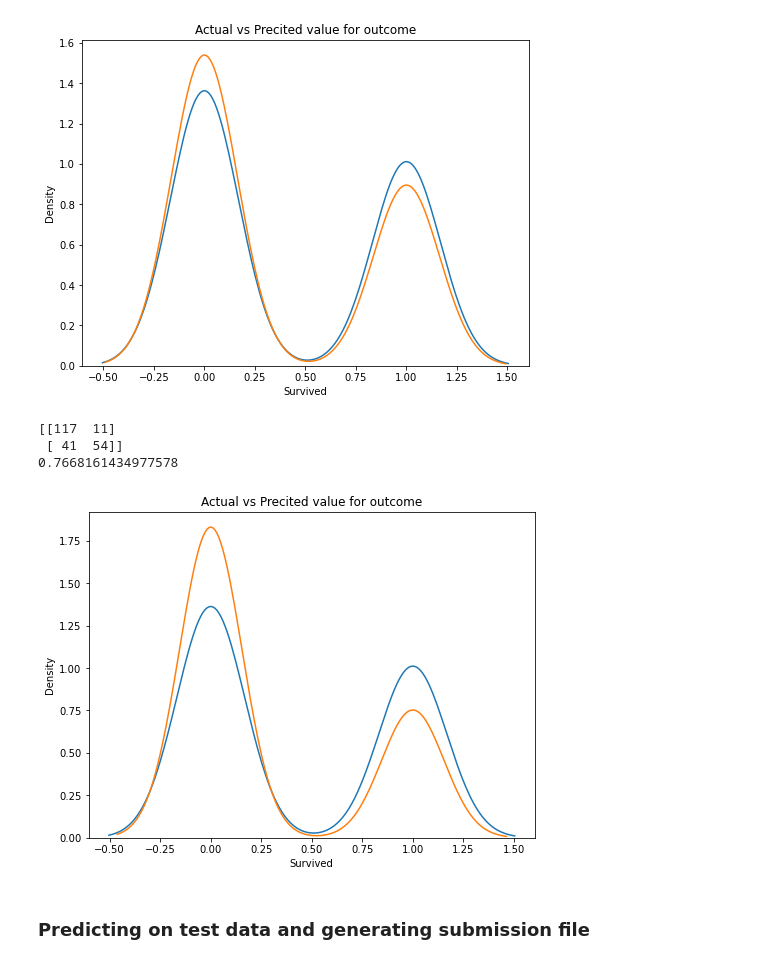
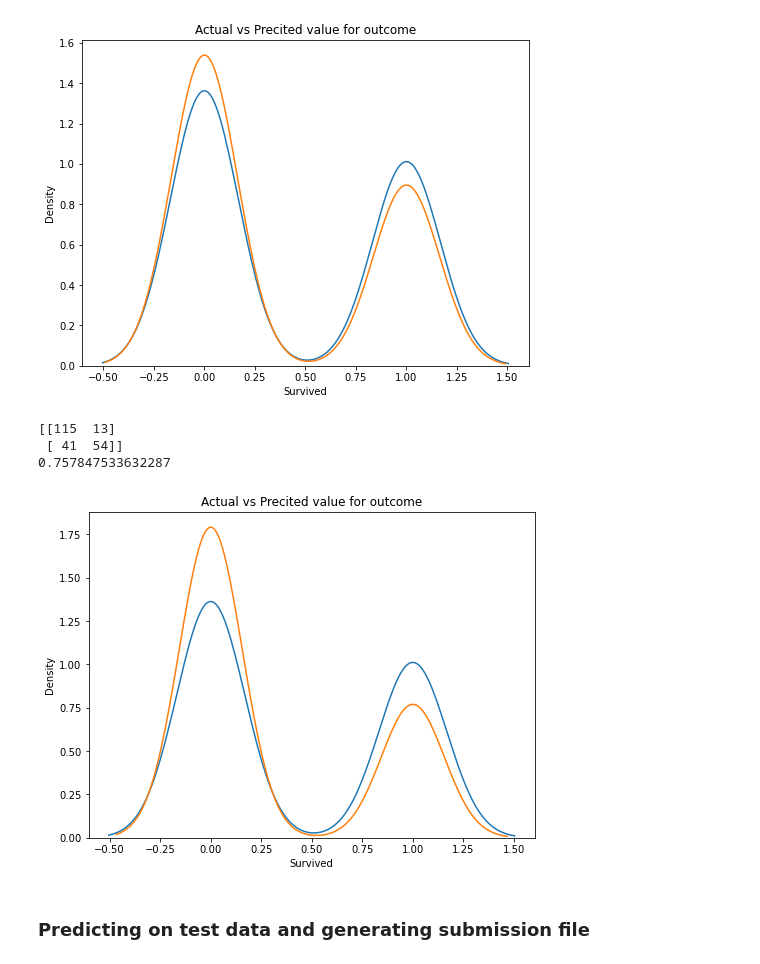
Before and after one commit to george-ognyanov-kolev/02.Kaggle-Competition-Titanic, a Jupyter notebook: 2.Titanic - Machine Learning from Disaster.ipynb, the cells around one changed output. Saved outputs shown, nothing was run; the diff lists cells and outputs as text; code cells hidden in the pictures.

```diff
--- a/2.Titanic - Machine Learning from Disaster.ipynb
+++ b/2.Titanic - Machine Learning from Disaster.ipynb
@@ -236,10 +236,10 @@ plt.close()
 # %%
 #best results on neighbors = 3
 
-classifier = KNeighborsClassifier(n_neighbors = 3, metric = 'minkowski', p = 2)
-classifier.fit(train_X, train_y)
+knn = KNeighborsClassifier(n_neighbors = 3, metric = 'minkowski', p = 2)
+knn.fit(train_X, train_y)
 
-val_predictions1 = classifier.predict(val_X)
+val_predictions1 = knn.predict(val_X)
 
 print(confusion_matrix(val_y, val_predictions1))
 print(accuracy_score(val_y, val_predictions1))
@@ -260,9 +260,9 @@ plt.close()
 # %%
 
-classifier = SVC(kernel = 'linear')
-classifier.fit(train_X, train_y)
+suppvc = SVC(kernel = 'linear')
+suppvc.fit(train_X, train_y)
 
-val_predictions1 = classifier.predict(val_X)
+val_predictions1 = suppvc.predict(val_X)
 
 print(confusion_matrix(val_y, val_predictions1))
 print(accuracy_score(val_y, val_predictions1))
@@ -285,10 +285,10 @@ plt.close()
 #train_X = normalizer.transform(train_X)
 # %%
 
-classifier = GaussianNB()
-classifier.fit(train_X, train_y)
+gnb = GaussianNB()
+gnb.fit(train_X, train_y)
 
-val_predictions1 = classifier.predict(val_X)
+val_predictions1 = gnb.predict(val_X)
 
 print(confusion_matrix(val_y, val_predictions1))
 print(accuracy_score(val_y, val_predictions1))
@@ -308,10 +308,10 @@ plt.close()
 [figure]
 # %%
 
-classifier = DecisionTreeClassifier(criterion = 'entropy', random_state = 0)
-classifier.fit(train_X, train_y)
+dtr = DecisionTreeClassifier(criterion = 'entropy', random_state = 0)
+dtr.fit(train_X, train_y)
 
-val_predictions1 = classifier.predict(val_X)
+val_predictions1 = dtr.predict(val_X)
 
 print(confusion_matrix(val_y, val_predictions1))
 print(accuracy_score(val_y, val_predictions1))
@@ -331,27 +331,27 @@ plt.close()
 [figure]
 # %%
 
-classifier = RandomForestClassifier(n_estimators = 10, criterion = 'entropy', random_state = 0)
-classifier.fit(train_X, train_y)
+rfc = RandomForestClassifier(n_estimators = 10, random_state = 0)
+rfc.fit(train_X, train_y)
 
-val_predictions1 = classifier.predict(val_X)
+val_predictions1 = rfc.predict(val_X)
 
 print(confusion_matrix(val_y, val_predictions1))
 print(accuracy_score(val_y, val_predictions1))
 
 plt.figure(figsize=(8, 6))
 
 sns.kdeplot(val_y, label="Actual Value")
 sns.kdeplot(val_predictions1, label="Predicted Values")
 
 plt.title('Actual vs Precited value for outcome')
 plt.show()
 plt.close()
 # %% [output]
-[[117  11]
+[[115  13]
  [ 41  54]]
-0.7668161434977578
+0.757847533632287
-[figure, old version]
+[figure, new version]
 # %% [markdown]
 ### Predicting on test data and generating submission file
 # %%
```
Also changed, not shown: parts of 5 cells of this notebook, 4 other files.
